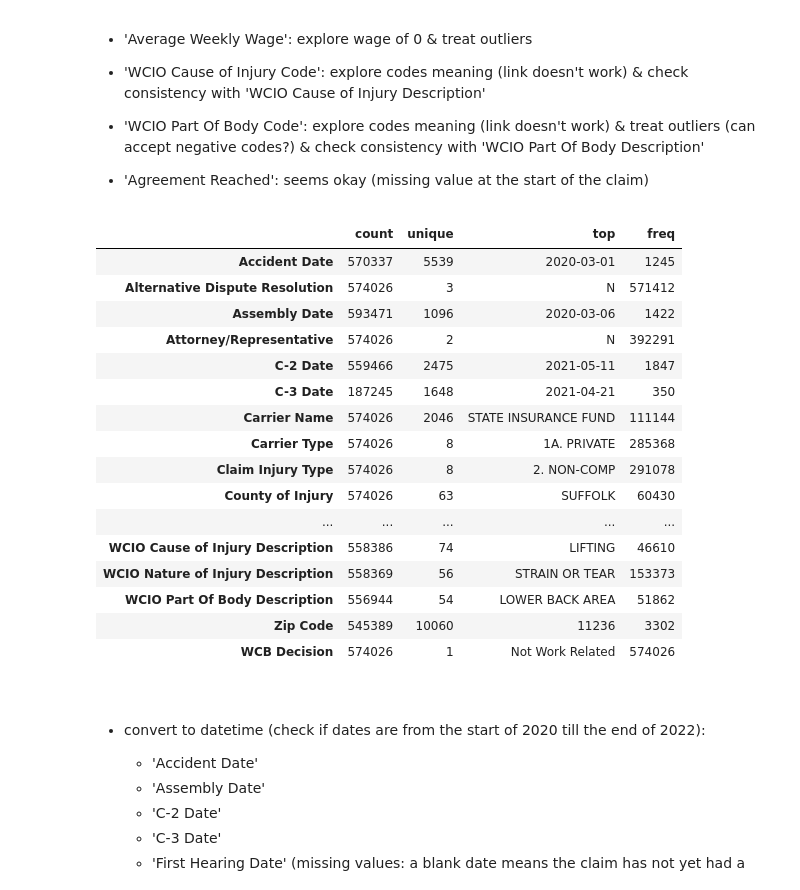
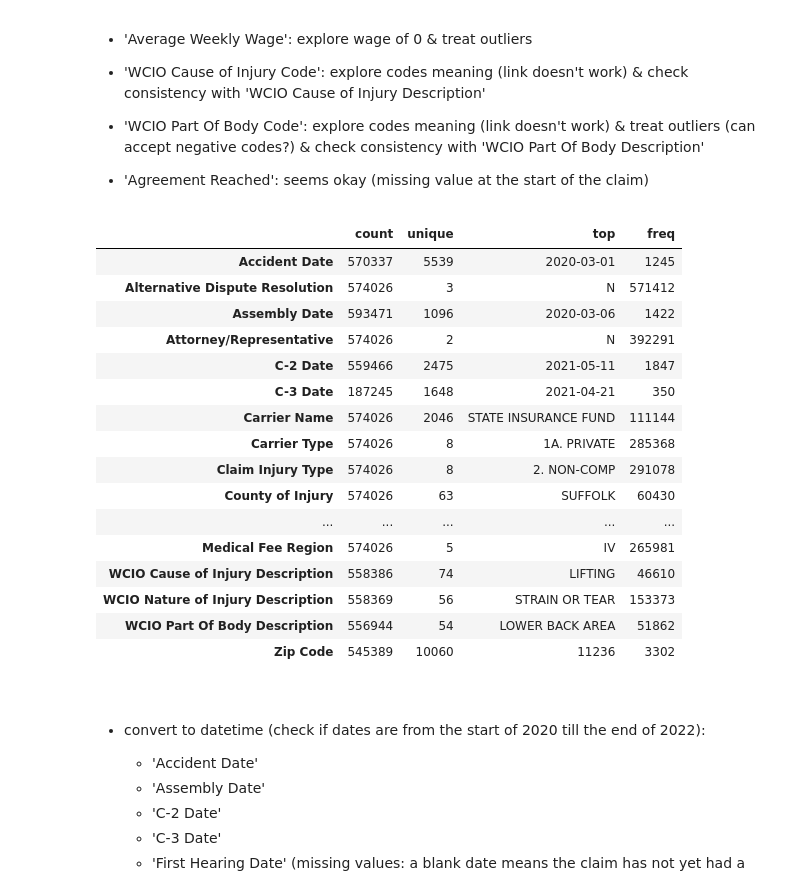
Before and after one commit to mgalao/machine-learning-project, a Jupyter notebook: project/Homework_Group38.ipynb, the cells around one changed output. Drawn from its saved outputs; the diff is of its cells as text; code cells hidden in the pictures.

```diff
--- a/project/Homework_Group38.ipynb
+++ b/project/Homework_Group38.ipynb
@@ -60,5 +62,5 @@ from dateutil import relativedelta
 # %% [markdown]
 # 2. Import the DataSet <a class="anchor" id="import_the_dataset"></a>
 # %%
-df_train = pd.read_csv('../data/train_data.csv', sep=',')
+df = pd.read_csv('../data/train_data.csv', sep=',')
 # %%
@@ -119,3 +123,5 @@ print(column_check)
+# %%
+df.drop(columns=["Agreement Reached", "WCB Decision"], inplace=True)
 # %% [markdown]
 # 3. Description of the Dataset’s Structure <a class="anchor" id="dataset_structure"></a>
 # %% [markdown]
@@ -291,25 +296,25 @@ df_train.describe().round(2).T
 # %%
 # getting the main descriptive statistics for the remaining cathegorical variables
 
-df_train.describe(include = ['object']).T
+df.describe(include = ['object']).T
 # %% [output]
 |  | count | unique | top | freq |
 | Accident Date | 570337 | 5539 | 2020-03-01 | 1245 |
 | Alternative Dispute Resolution | 574026 | 3 | N | 571412 |
 | Assembly Date | 593471 | 1096 | 2020-03-06 | 1422 |
 | Attorney/Representative | 574026 | 2 | N | 392291 |
 | C-2 Date | 559466 | 2475 | 2021-05-11 | 1847 |
 | C-3 Date | 187245 | 1648 | 2021-04-21 | 350 |
 | Carrier Name | 574026 | 2046 | STATE INSURANCE FUND | 111144 |
 | Carrier Type | 574026 | 8 | 1A. PRIVATE | 285368 |
 | Claim Injury Type | 574026 | 8 | 2. NON-COMP | 291078 |
 | County of Injury | 574026 | 63 | SUFFOLK | 60430 |
 | ... | ... | ... | ... | ... |
+| Medical Fee Region | 574026 | 5 | IV | 265981 |
 | WCIO Cause of Injury Description | 558386 | 74 | LIFTING | 46610 |
 | WCIO Nature of Injury Description | 558369 | 56 | STRAIN OR TEAR | 153373 |
 | WCIO Part Of Body Description | 556944 | 54 | LOWER BACK AREA | 51862 |
 | Zip Code | 545389 | 10060 | 11236 | 3302 |
-| WCB Decision | 574026 | 1 | Not Work Related | 574026 |
 # %% [markdown]
 <br>
 
```
Also changed, not shown: parts of 184 cells of this notebook.
